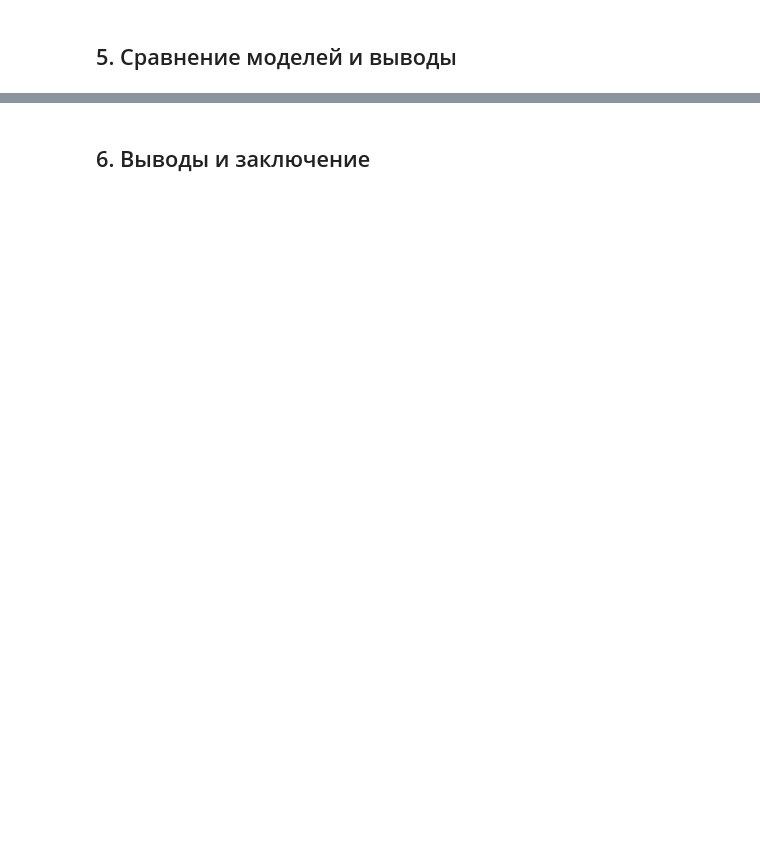
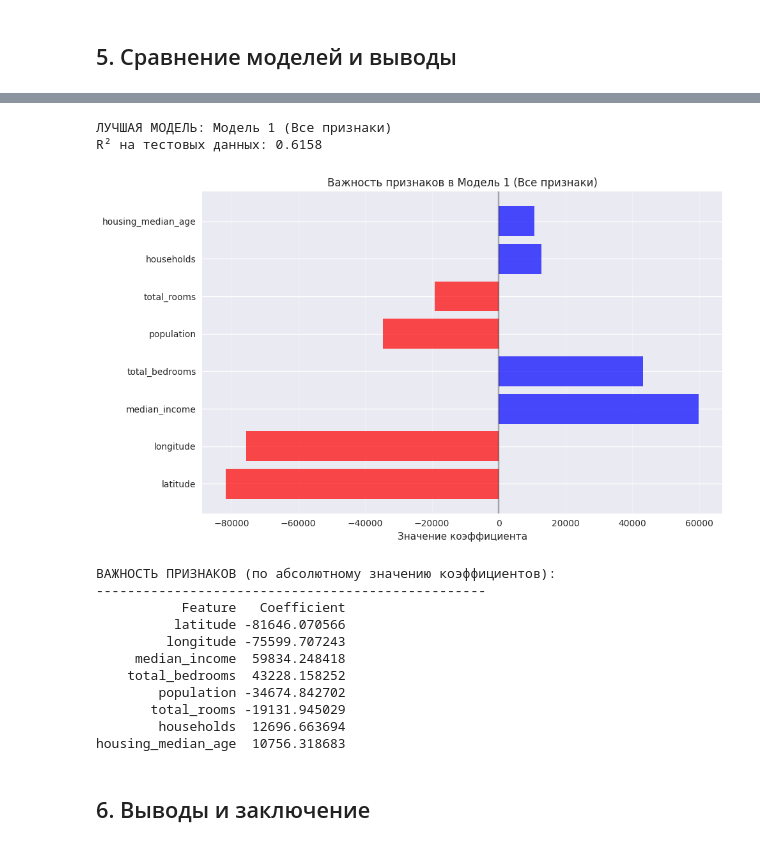
Before and after one commit to S1riyS/AIS, a Jupyter notebook: lab3/analysis.ipynb, the cells around one changed output, grey strips where cells are left out. Saved outputs shown, nothing was run; the diff lists cells and outputs as text; code cells hidden in the pictures; blank space fills up the shorter version.

```diff
--- a/lab3/analysis.ipynb
+++ b/lab3/analysis.ipynb
@@ -165,10 +243,7 @@ class LinearRegression:
         return 1 - (ss_res / ss_tot)
 
     def get_params(self):
-        return {
-            'intercept': self.intercept,
-            'coefficients': self.coefficients
-        }
+        return {"intercept": self.intercept, "coefficients": self.coefficients}
 # %% [markdown]
 ## 4. Подготовка данных и построение моделей
 # %%
@@ -205,7 +291,14 @@ print("\n" + "=" * 50)
 print("МОДЕЛЬ 2: Демографические и жилищные признаки")
 print("=" * 50)
 
-features_2 = ['housing_median_age', 'total_rooms', 'total_bedrooms', 'population', 'households', 'median_income']
+features_2 = [
+    "housing_median_age",
+    "total_rooms",
+    "total_bedrooms",
+    "population",
+    "households",
+    "median_income",
+]
 X_train_2 = X_train[features_2].values
 X_test_2 = X_test[features_2].values
 
@@ -284,33 +403,49 @@ plt.show()
 # %%
 # Анализ важности признаков для лучшей модели
 best_model_idx = np.argmax([test_r2_1, test_r2_2, test_r2_3])
 best_models = [model1, model2, model3]
 best_features = [X.columns.tolist(), features_2, features_3]
-model_names = ['Модель 1 (Все признаки)', 'Модель 2 (Демографические)', 'Модель 3 (Минимальная)']
+model_names = ["Модель 1 (Все признаки)", "Модель 2 (Демографические)", "Модель 3 (Минимальная)"]
 
 best_model = best_models[best_model_idx]
 features = best_features[best_model_idx]
 
 print(f"ЛУЧШАЯ МОДЕЛЬ: {model_names[best_model_idx]}")
 print(f"R² на тестовых данных: {[test_r2_1, test_r2_2, test_r2_3][best_model_idx]:.4f}")
 
 # Визуализация важности признаков
-if hasattr(best_model, 'coefficients'):
-    feature_importance = pd.DataFrame({
-        'Feature': features,
-        'Coefficient': best_model.coefficients
-    }).sort_values('Coefficient', key=abs, ascending=False)
+if hasattr(best_model, "coefficients"):
+    feature_importance = pd.DataFrame(
+        {"Feature": features, "Coefficient": best_model.coefficients}
+    ).sort_values("Coefficient", key=abs, ascending=False)
 
     plt.figure(figsize=(10, 6))
-    colors = ['red' if x < 0 else 'blue' for x in feature_importance['Coefficient']]
-    plt.barh(feature_importance['Feature'], feature_importance['Coefficient'], color=colors, alpha=0.7)
-    plt.xlabel('Значение коэффициента')
-    plt.title(f'Важность признаков в {model_names[best_model_idx]}')
-    plt.axvline(x=0, color='black', linestyle='-', alpha=0.3)
-    plt.grid(True, alpha=0.3, axis='x')
+    colors = ["red" if x < 0 else "blue" for x in feature_importance["Coefficient"]]
+    plt.barh(
+        feature_importance["Feature"], feature_importance["Coefficient"], color=colors, alpha=0.7
+    )
+    plt.xlabel("Значение коэффициента")
+    plt.title(f"Важность признаков в {model_names[best_model_idx]}")
+    plt.axvline(x=0, color="black", linestyle="-", alpha=0.3)
+    plt.grid(True, alpha=0.3, axis="x")
     plt.tight_layout()
     plt.show()
 
     print("\nВАЖНОСТЬ ПРИЗНАКОВ (по абсолютному значению коэффициентов):")
     print("-" * 50)
     print(feature_importance.to_string(index=False))
+# %% [output]
+ЛУЧШАЯ МОДЕЛЬ: Модель 1 (Все признаки)
+R² на тестовых данных: 0.6158
+[figure, added]
+ВАЖНОСТЬ ПРИЗНАКОВ (по абсолютному значению коэффициентов):
+--------------------------------------------------
+           Feature   Coefficient
+          latitude -81646.070566
+         longitude -75599.707243
+     median_income  59834.248418
+    total_bedrooms  43228.158252
+        population -34674.842702
+       total_rooms -19131.945029
+        households  12696.663694
+housing_median_age  10756.318683
```
Also changed, not shown: parts of 22 cells of this notebook.
